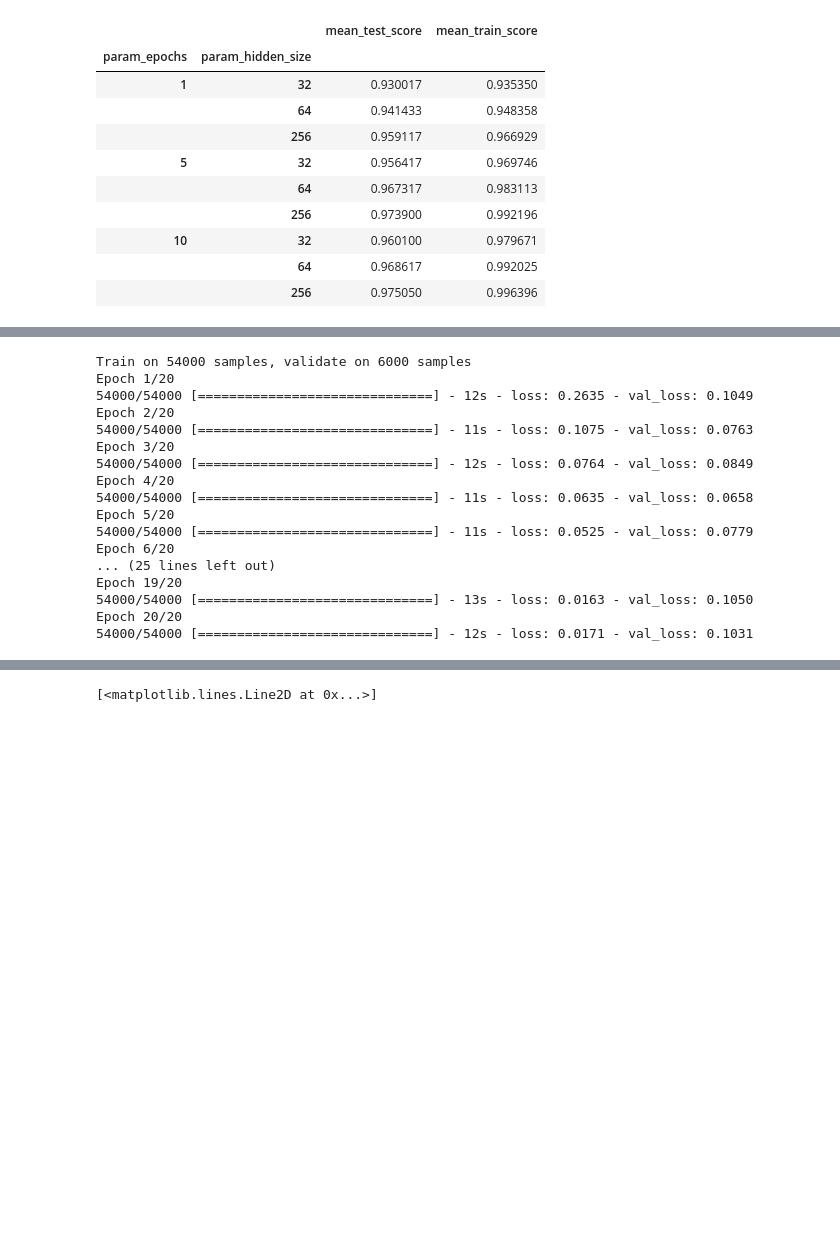
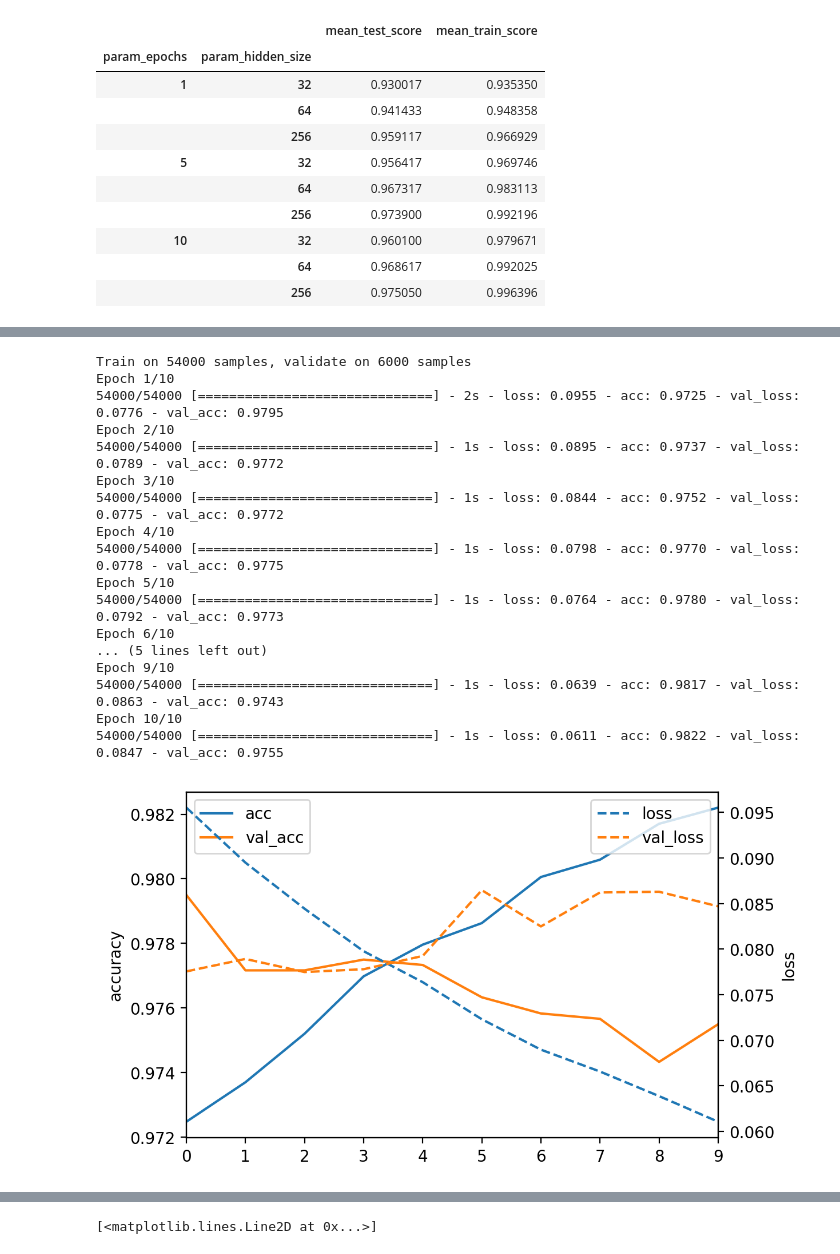
Before and after one commit to amueller/applied_ml_spring_2017, a Jupyter notebook: slides/aml-23.ipynb, the cells around one changed output, grey strips where cells are left out. Cells and saved outputs as stored; diff of their text form; code cells hidden in the pictures; blank space fills up the shorter version.

```diff
--- a/slides/aml-23.ipynb
+++ b/slides/aml-23.ipynb
@@ -187,0 +208,7 @@ pd.DataFrame(history_callback.history).plot()
+# %%
+def plot_history(logger):
+    df = pd.DataFrame(logger.history)
+    df[['acc', 'val_acc']].plot()
+    plt.ylabel("accuracy")
+    df[['loss', 'val_loss']].plot(linestyle='--', ax=plt.twinx())
+    plt.ylabel("loss")
@@ -319,29 +393,37 @@ pd.DataFrame(history_dropout.history).plot()
 # %%
-model = Sequential([
-    Dense(512, input_shape=(784,), activation='relu'),
-    Dropout(.2),
-    Dense(512, activation='relu'),
-    Dropout(.2),
+from keras.layers import BatchNormalization
+
+model_bn = Sequential([
+    Dense(512, input_shape=(784,)),
+    BatchNormalization(),
+    Activation("relu"),
+    Dense(512),
+    BatchNormalization(),
+    Activation("relu"),
     Dense(10, activation='softmax'),
 ])
-model.compile("rmsprop", "categorical_crossentropy", metrics=['accuracy'])
-history_dropout_rmsprop = model.fit(X_train, y_train, batch_size=128,
-                            epochs=20, verbose=1, validation_split=.1)
+model_bn.compile("adam", "categorical_crossentropy", metrics=['accuracy'])
+history_bn = model.fit(X_train, y_train, batch_size=128,
+                    epochs=10, verbose=1, validation_split=.1)
 # %% [output]
 Train on 54000 samples, validate on 6000 samples
-Epoch 1/20
-54000/54000 [==============================] - 12s - loss: 0.2635 - val_loss: 0.1049
-Epoch 2/20
-54000/54000 [==============================] - 11s - loss: 0.1075 - val_loss: 0.0763
-Epoch 3/20
-54000/54000 [==============================] - 12s - loss: 0.0764 - val_loss: 0.0849
-Epoch 4/20
-54000/54000 [==============================] - 11s - loss: 0.0635 - val_loss: 0.0658
-Epoch 5/20
-54000/54000 [==============================] - 11s - loss: 0.0525 - val_loss: 0.0779
-Epoch 6/20
-... (25 lines left out)
-Epoch 19/20
-54000/54000 [==============================] - 13s - loss: 0.0163 - val_loss: 0.1050
-Epoch 20/20
-54000/54000 [==============================] - 12s - loss: 0.0171 - val_loss: 0.1031
+Epoch 1/10
+54000/54000 [==============================] - 2s - loss: 0.0955 - acc: 0.9725 - val_loss: 0.0776 - val_acc: 0.9795
+Epoch 2/10
+54000/54000 [==============================] - 1s - loss: 0.0895 - acc: 0.9737 - val_loss: 0.0789 - val_acc: 0.9772
+Epoch 3/10
+54000/54000 [==============================] - 1s - loss: 0.0844 - acc: 0.9752 - val_loss: 0.0775 - val_acc: 0.9772
+Epoch 4/10
+54000/54000 [==============================] - 1s - loss: 0.0798 - acc: 0.9770 - val_loss: 0.0778 - val_acc: 0.9775
+Epoch 5/10
+54000/54000 [==============================] - 1s - loss: 0.0764 - acc: 0.9780 - val_loss: 0.0792 - val_acc: 0.9773
+Epoch 6/10
+... (5 lines left out)
+Epoch 9/10
+54000/54000 [==============================] - 1s - loss: 0.0639 - acc: 0.9817 - val_loss: 0.0863 - val_acc: 0.9743
+Epoch 10/10
+54000/54000 [==============================] - 1s - loss: 0.0611 - acc: 0.9822 - val_loss: 0.0847 - val_acc: 0.9755
+# %%
+plot_history(history)
+# %% [output]
+[figure, added]
```
Also changed, not shown: parts of 27 cells of this notebook, 2 other files.
